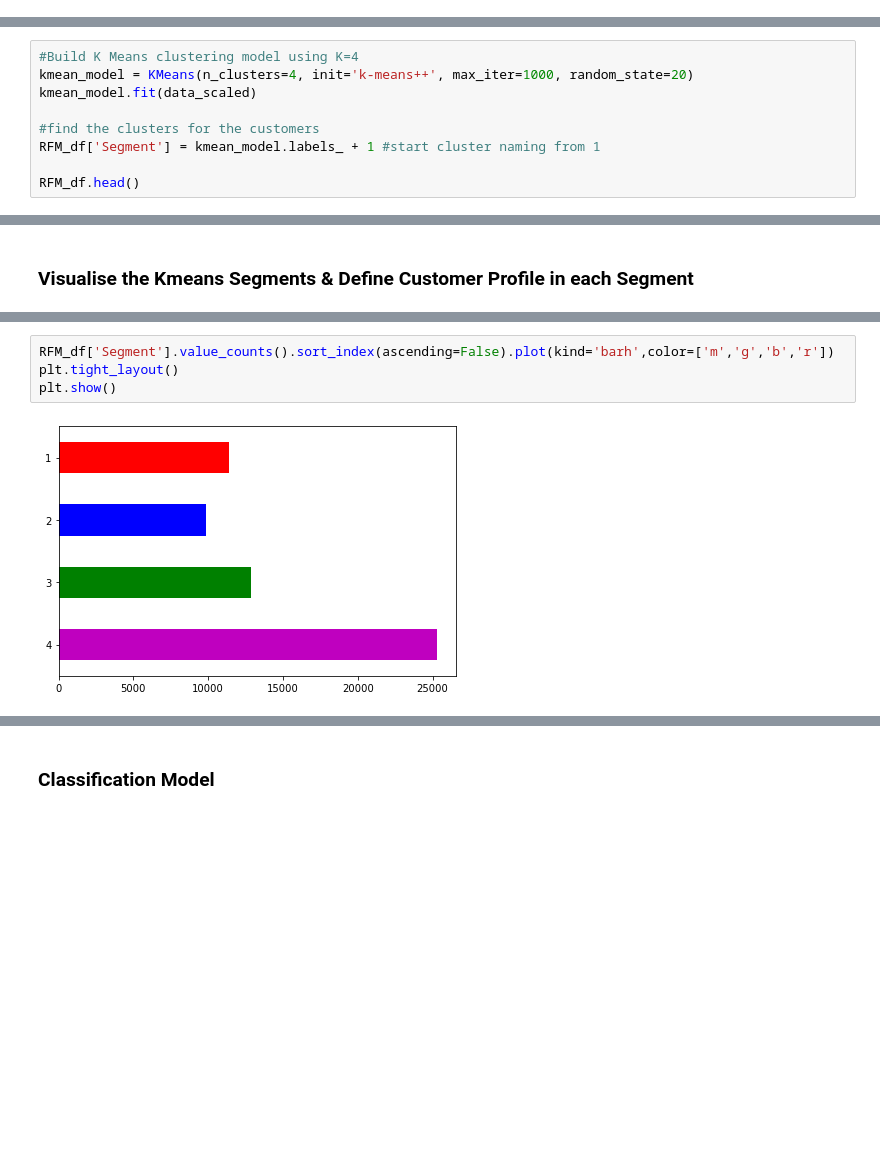
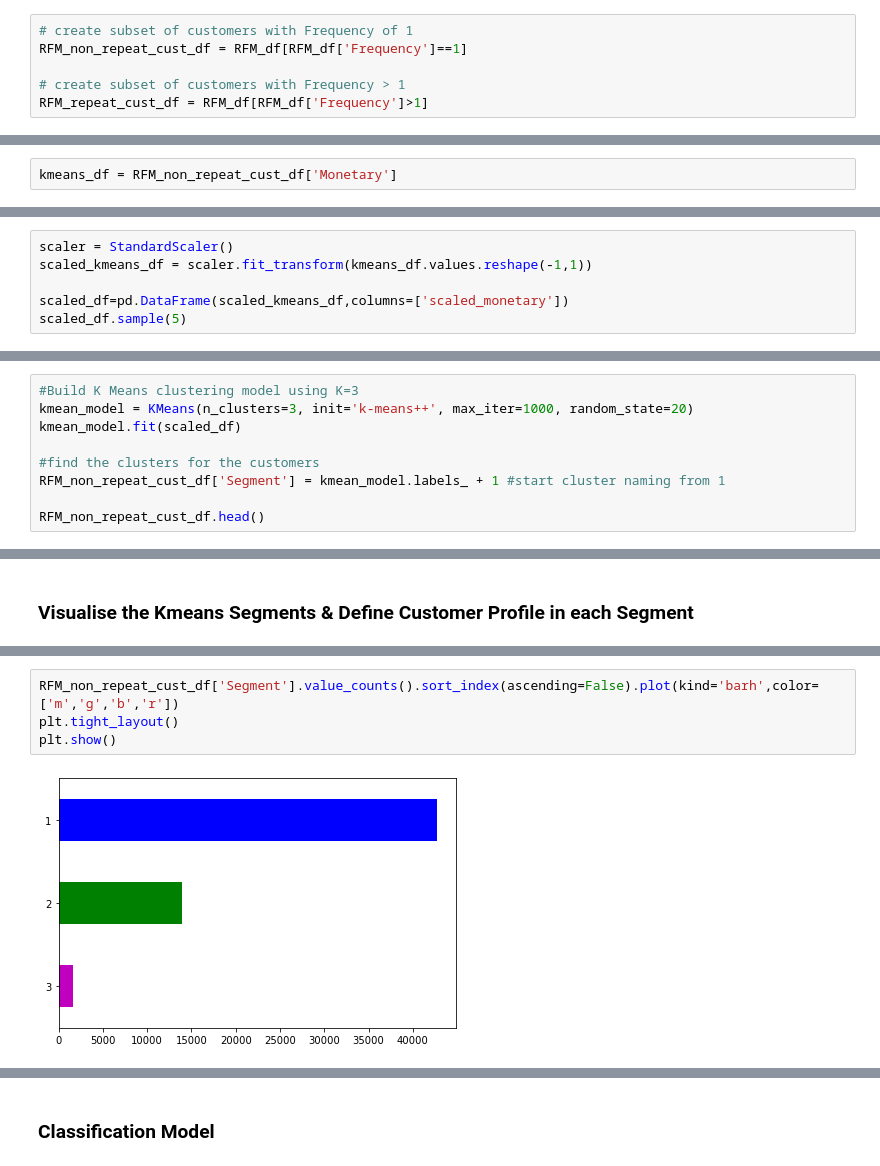
Before and after one commit to Buwoo/BT4211_Hotel, a Jupyter notebook: Hotel_Segmentation.ipynb, the cells around one changed output, grey strips where cells are left out. Saved outputs shown, nothing was run; the diff lists cells and outputs as text; blank space fills up the shorter version.

Commit message:
updated segmentation for non-repeat customers

```diff
--- a/Hotel_Segmentation.ipynb
+++ b/Hotel_Segmentation.ipynb
@@ -254,0 +196,6 @@ for i,j in enumerate(columns):
+# %%
+# create subset of customers with Frequency of 1
+RFM_non_repeat_cust_df = RFM_df[RFM_df['Frequency']==1]
+
+# create subset of customers with Frequency > 1
+RFM_repeat_cust_df = RFM_df[RFM_df['Frequency']>1]
@@ -255,2 +232,4 @@ for i,j in enumerate(columns):
+# %%
+kmeans_df = RFM_non_repeat_cust_df['Monetary']
 # %% [markdown]
 ### Standardise the data
@@ -261,0 +236,6 @@ data_scaled=pd.DataFrame(scaled_rfm,columns=scaler.get_feature_names_out())
+# %%
+scaler = StandardScaler()
+scaled_kmeans_df = scaler.fit_transform(kmeans_df.values.reshape(-1,1))
+
+scaled_df=pd.DataFrame(scaled_kmeans_df,columns=['scaled_monetary'])
+scaled_df.sample(5)
@@ -283,11 +270,11 @@ plt.show()
 # %%
-#Build K Means clustering model using K=4
-kmean_model = KMeans(n_clusters=4, init='k-means++', max_iter=1000, random_state=20)
-kmean_model.fit(data_scaled)
+#Build K Means clustering model using K=3
+kmean_model = KMeans(n_clusters=3, init='k-means++', max_iter=1000, random_state=20)
+kmean_model.fit(scaled_df)
 
 #find the clusters for the customers
-RFM_df['Segment'] = kmean_model.labels_ + 1 #start cluster naming from 1
+RFM_non_repeat_cust_df['Segment'] = kmean_model.labels_ + 1 #start cluster naming from 1
 
-RFM_df.head()
+RFM_non_repeat_cust_df.head()
 # %% [output]
 |  | ID | Recency | Frequency | Monetary | Segment |
@@ -301,7 +295,7 @@ RFM_df.head()
 # %%
-RFM_df['Segment'].value_counts().sort_index(ascending=False).plot(kind='barh',color=['m','g','b','r'])
+RFM_non_repeat_cust_df['Segment'].value_counts().sort_index(ascending=False).plot(kind='barh',color=['m','g','b','r'])
 plt.tight_layout()
 plt.show()
 # %% [output]
-[figure, old version]
+[figure, new version]
 # %%
```
Also changed, not shown: parts of 45 cells of this notebook, 1 other file.
